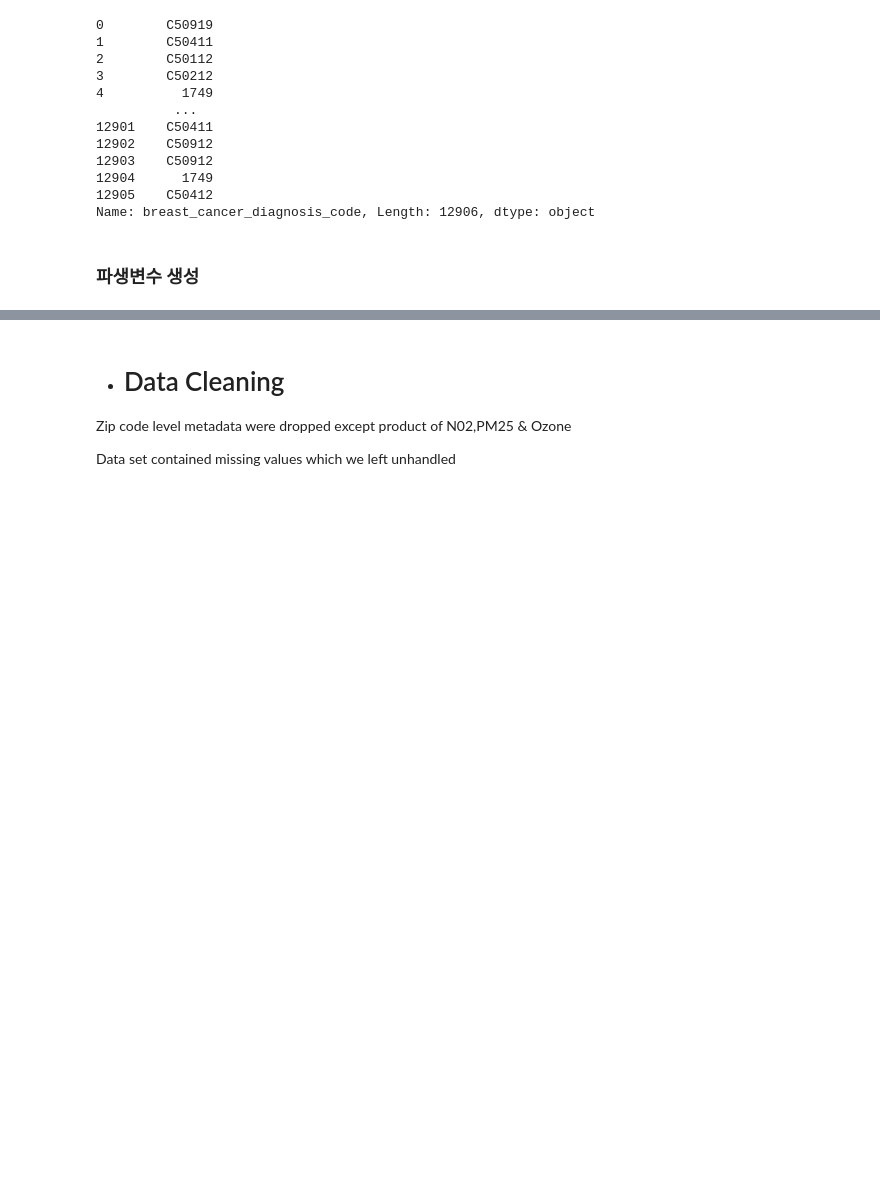
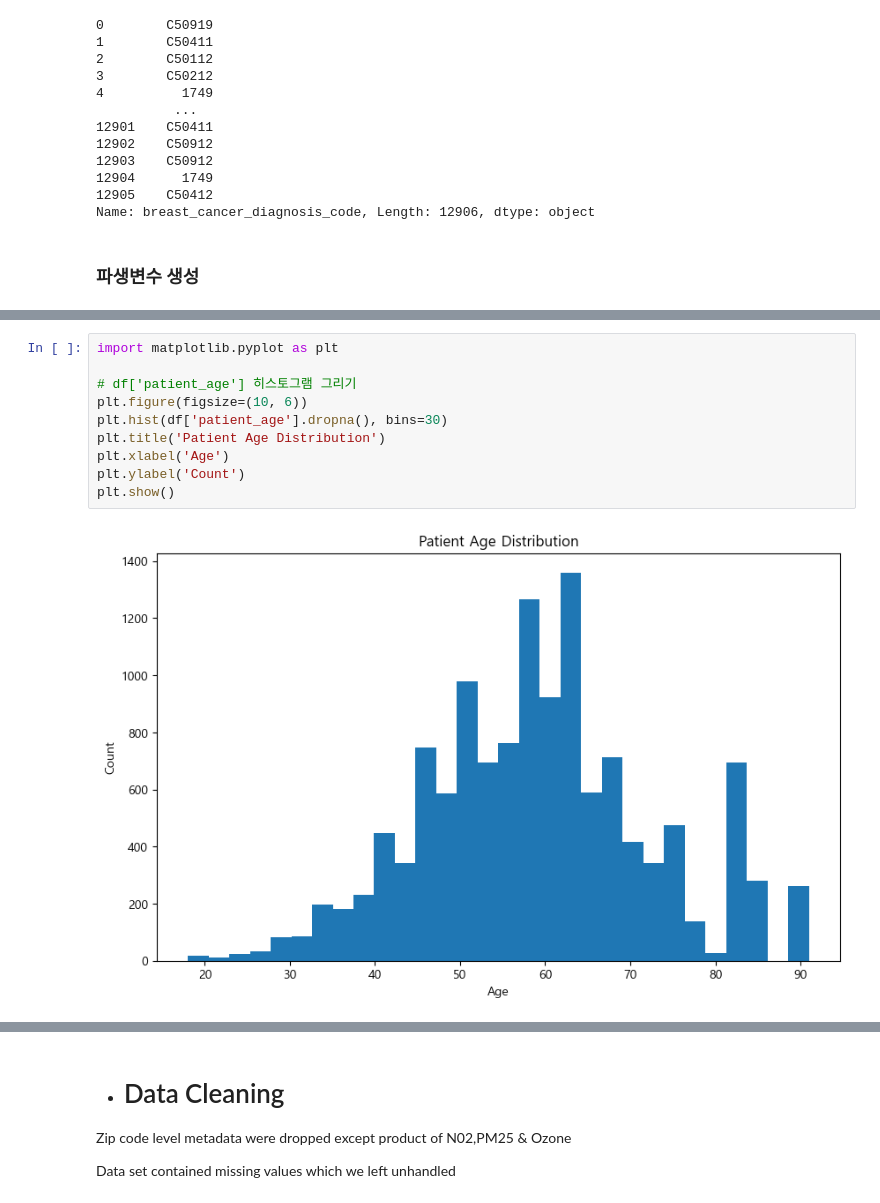
Before and after one commit to songchanho97/metastasis-date-prediction, a Jupyter notebook: 1st-place-wids.ipynb, the cells around one changed output, grey strips where cells are left out. Saved outputs shown, nothing was run; the diff lists cells and outputs as text; blank space fills up the shorter version.

```diff
--- a/1st-place-wids.ipynb
+++ b/1st-place-wids.ipynb
@@ -850,0 +860,12 @@ Name: breast_cancer_diagnosis_code, Length: 12906, dtype: object
+# %%
+import matplotlib.pyplot as plt
+
+# df['patient_age'] 히스토그램 그리기
+plt.figure(figsize=(10, 6))
+plt.hist(df['patient_age'].dropna(), bins=30)
+plt.title('Patient Age Distribution')
+plt.xlabel('Age')
+plt.ylabel('Count')
+plt.show()
+# %% [output]
+[figure, added]
```
Also changed, not shown: parts of 16 cells of this notebook.
